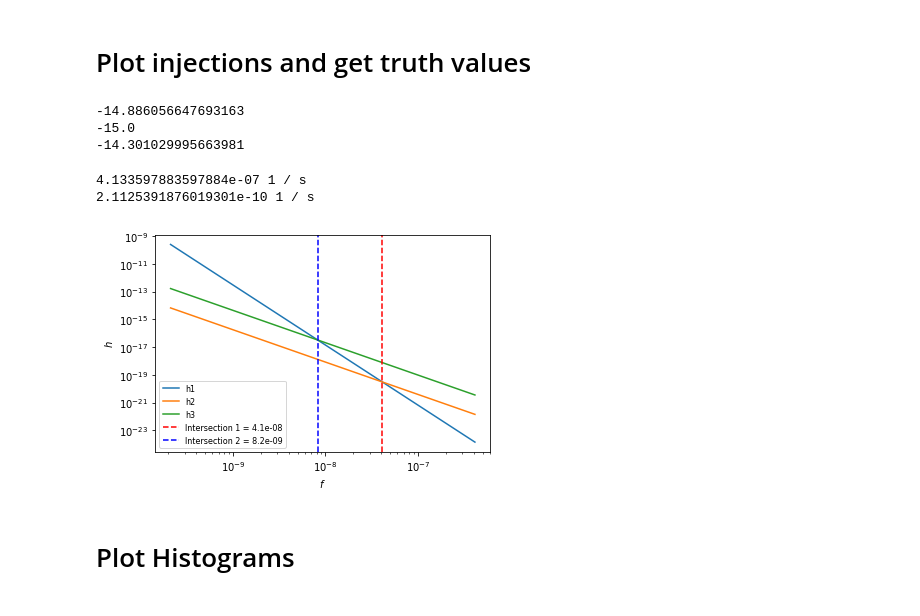
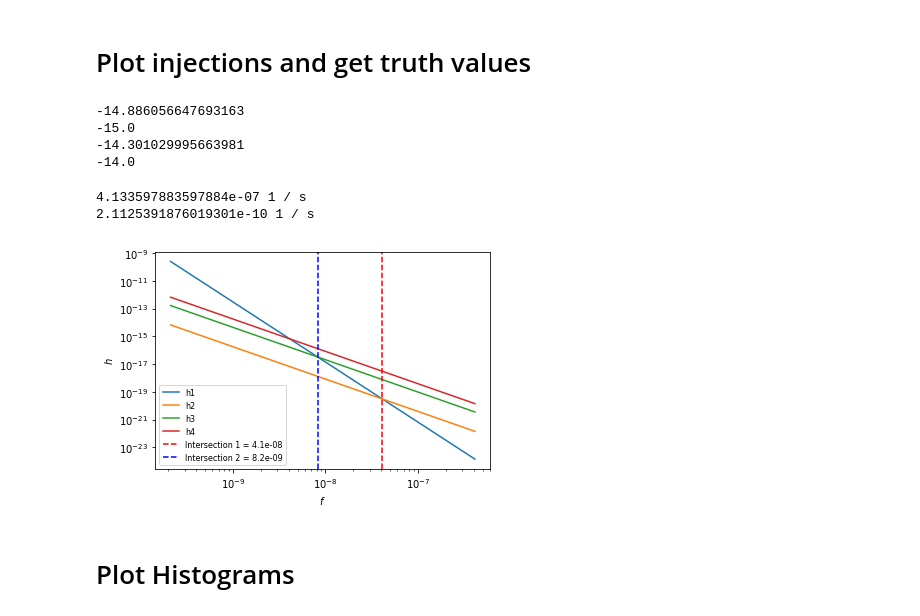
Before and after one commit to LBJ-Wade/NANOGrav, a Jupyter notebook: BackgroundInjections/Plotzv2.ipynb, the cells around one changed output. Saved outputs shown, nothing was run; the diff lists cells and outputs as text; code cells hidden in the pictures.

Commit message:
Running more background injections

```diff
--- a/BackgroundInjections/Plotzv2.ipynb
+++ b/BackgroundInjections/Plotzv2.ipynb
@@ -70,23 +101,27 @@ with open(run_4_dir + '/parameters.json') as pf:
 background_amp_1 = 1.3e-15
 background_amp_2 = 1.0e-15
 background_amp_3 = 5.0e-15
+background_amp_4 = 1.0e-14
 
 background_gamma_1 = 13./3.
 background_gamma_2 = 7./3.
-background_gamma_3 = 7./3.
 
 print(np.log10(background_amp_1))
 print(np.log10(background_amp_2))
 print(np.log10(background_amp_3))
+print(np.log10(background_amp_4))
 
 truths_1 = [np.log10(background_amp_1),np.log10(background_amp_2)]
 truths_2 = [np.log10(background_amp_1),np.log10(background_amp_3)]
 truths_3 = [np.log10(background_amp_1)]
 truths_4 = [np.log10(background_amp_3)]
+truths_5 = [np.log10(background_amp_1),np.log10(background_amp_4)]
+truths_6 = [np.log10(background_amp_1),np.log10(background_amp_3)]
 # %% [output]
 -14.886056647693163
 -15.0
 -14.301029995663981
+-14.0
 # %%
 def Plaw(f, log10_A, gamma, components=1):
     #From enterprise
@@ -107,7 +142,8 @@ f = np.arange(0,1/(2*cadence.value),1/(howml*Tspan.value))
 f = f[1:]
 h_1 = Plaw(f,np.log10(background_amp_1),gamma=background_gamma_1)
 h_2 = Plaw(f,np.log10(background_amp_2),gamma=background_gamma_2)
-h_3 = Plaw(f,np.log10(background_amp_3),gamma=background_gamma_3)
+h_3 = Plaw(f,np.log10(background_amp_3),gamma=background_gamma_2)
+h_4 = Plaw(f,np.log10(background_amp_4),gamma=background_gamma_2)
 
 intersect_1 = (background_amp_1/background_amp_2)/u.yr.to('s')*u.s
 intersect_2 = (background_amp_1/background_amp_3)/u.yr.to('s')*u.s
@@ -117,16 +153,17 @@ intersect_2 = (background_amp_1/background_amp_3)/u.yr.to('s')*u.s
 # %%
 plt.figure()
 plt.loglog(f,h_1,label='h1')
 plt.loglog(f,h_2,label='h2')
 plt.loglog(f,h_3,label='h3')
+plt.loglog(f,h_4,label='h4')
 plt.axvline(x=intersect_1.value,color='r',linestyle='--',label='Intersection 1 = %.1e' %intersect_1.value)
 plt.axvline(x=intersect_2.value,color='b',linestyle='--',label='Intersection 2 = %.1e' %intersect_2.value)
 plt.legend(loc='lower left',fontsize = 8)
 plt.ylabel(r'$h$')
 plt.xlabel(r'$f$')
 plt.show()
 # %% [output]
-[figure, old version]
+[figure, new version]
 # %% [markdown]
 # Plot Histograms
 # %%
```
Also changed, not shown: parts of 28 cells of this notebook, 5 other files.
